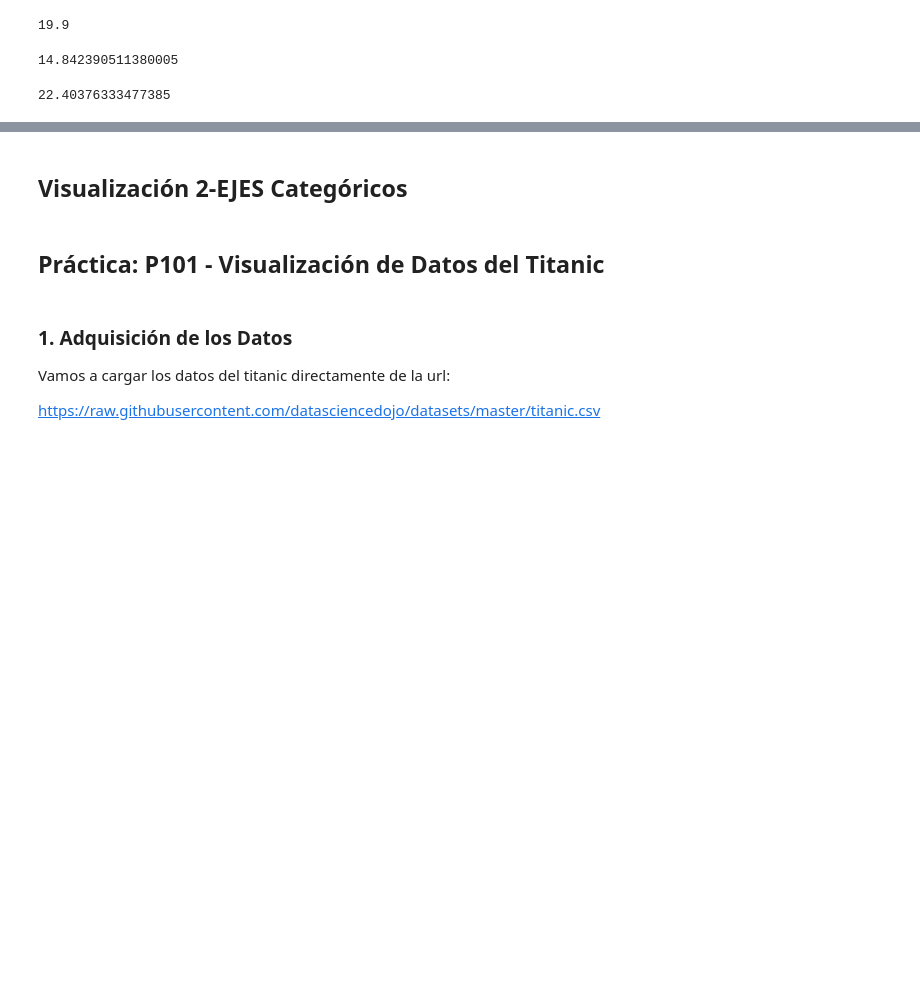
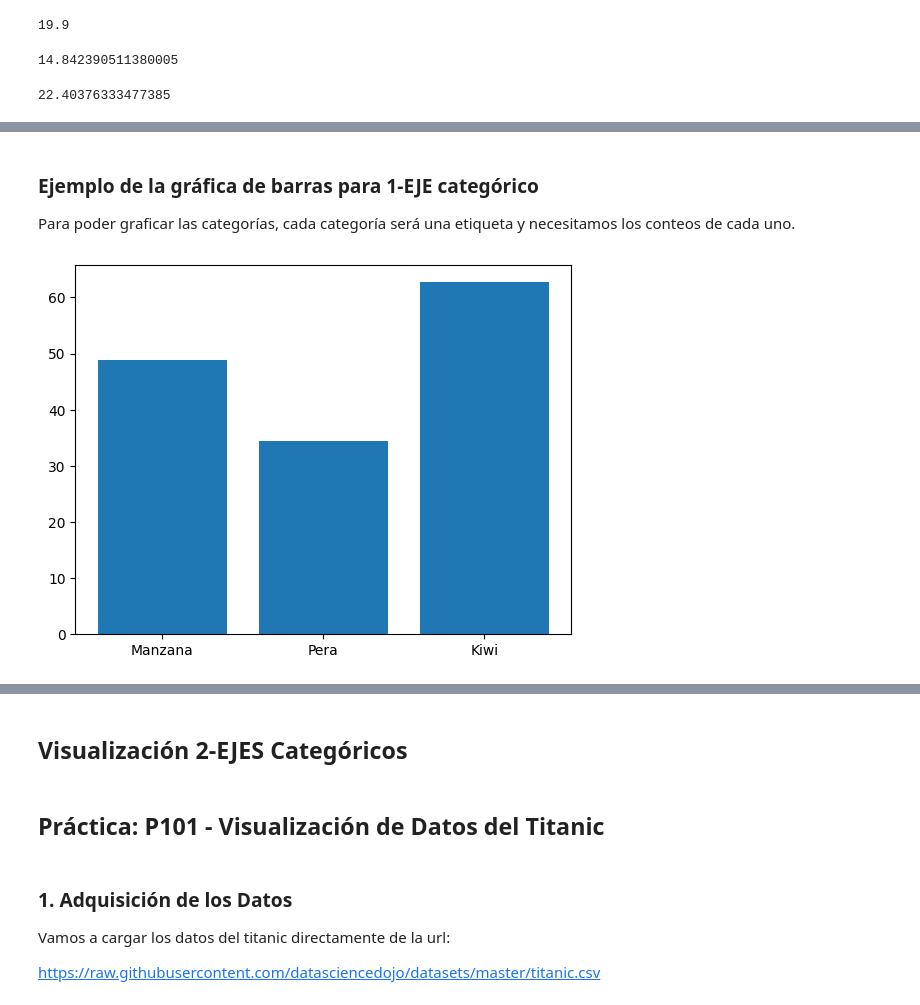
Before and after one commit to dragonnomada/pycien-2023, a Jupyter notebook: C103.ipynb, the cells around one changed output, grey strips where cells are left out. Drawn from its saved outputs; the diff is of its cells as text; code cells hidden in the pictures; blank space fills up the shorter version.

```diff
--- a/C103.ipynb
+++ b/C103.ipynb
@@ -173,0 +185,25 @@ Calcula manualmente los valores que veas en la gráficas, por ejemplo, los inter
+# %% [markdown]
+### Ejemplo de la gráfica de barras para 1-EJE categórico
+
+Para poder graficar las categorías, cada categoría será una etiqueta y necesitamos los conteos de cada uno.
+# %%
+# Importar pyplot de matplotlib con el alias de `plt`
+import matplotlib.pyplot as plt
+import numpy as np
+
+# Definimos las categorías
+labels = ["Manzana", "Pera", "Kiwi"]
+# Definimos los pesos de cada categoría
+precios = [48.80, 34.50, 62.71]
+
+# Obtenemos las barras
+bars = np.arange(len(labels))
+
+# Graficamos las barras
+plt.bar(bars, precios)
+# Etiquetamos cada barra
+plt.xticks(bars, labels)
+# Mostrar la gráfica
+plt.show()
+# %% [output]
+[figure, added]
```
Also changed, not shown: parts of 31 cells of this notebook, 2 other files.
